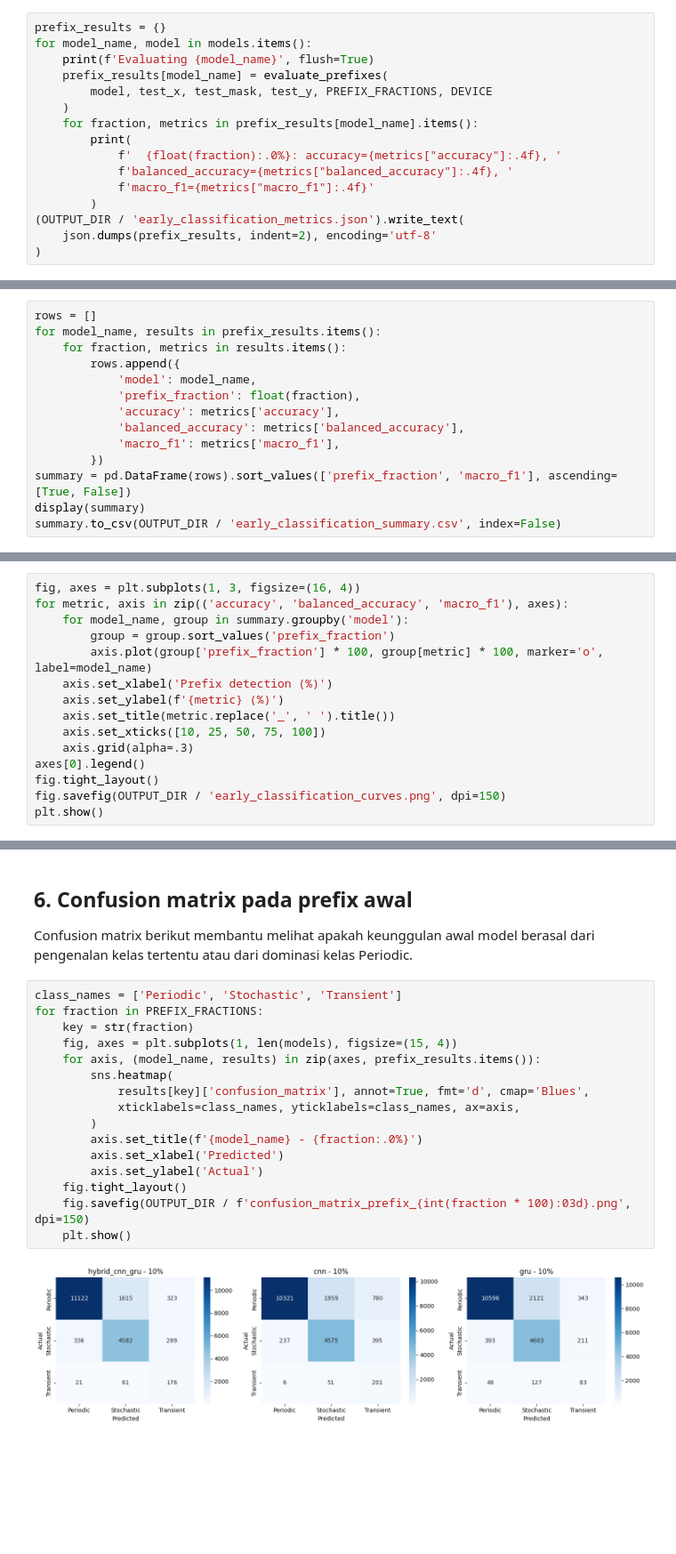
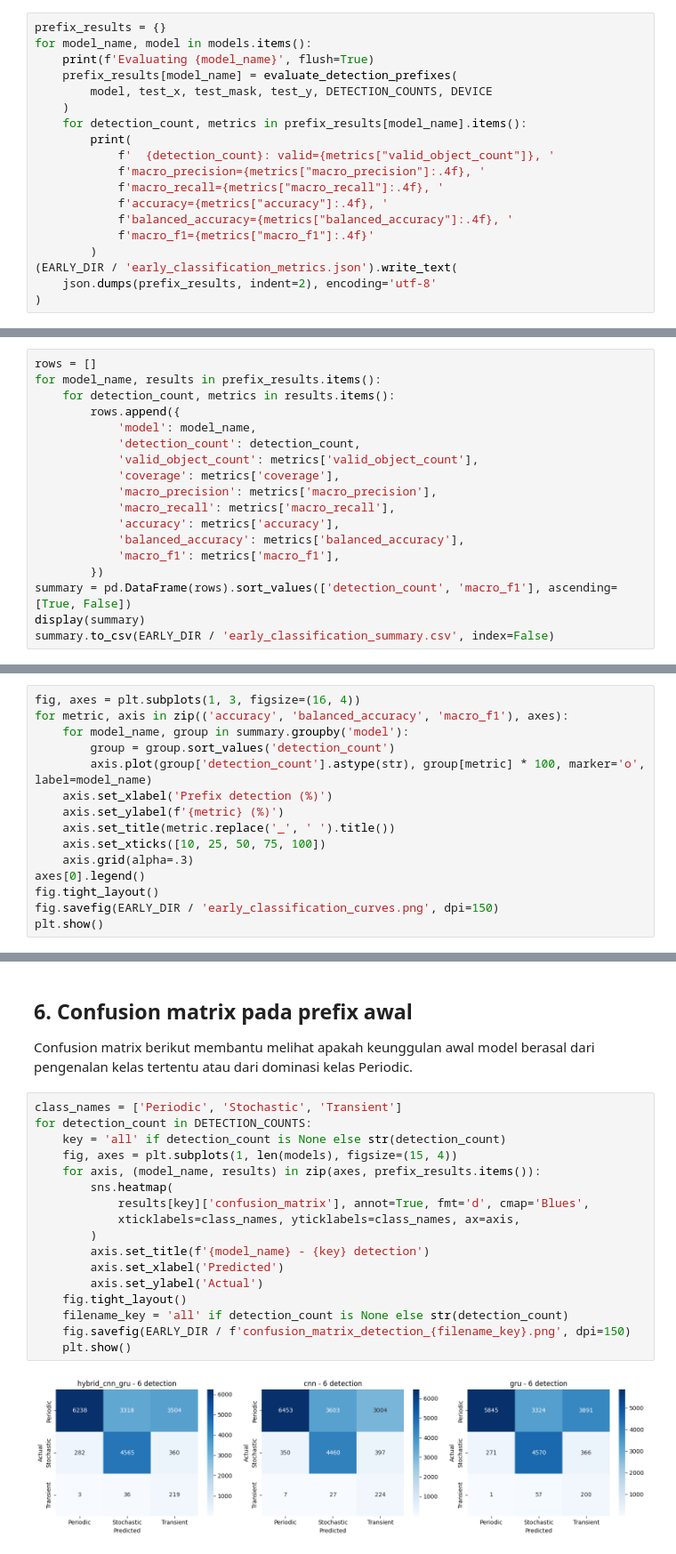
Before and after one commit to indomiekwah/ztf-classifier, a Jupyter notebook: training/notebooks/early_classification_experiment.ipynb, the cells around one changed output, grey strips where cells are left out. Shown at 89% size. Drawn from its saved outputs; the diff is of its cells as text; blank space fills up the shorter version.

```diff
--- a/training/notebooks/early_classification_experiment.ipynb
+++ b/training/notebooks/early_classification_experiment.ipynb
@@ -100,16 +109,19 @@ Untuk setiap OID dan fraction, hanya detection pertama sampai batas prefix yang
 prefix_results = {}
 for model_name, model in models.items():
     print(f'Evaluating {model_name}', flush=True)
-    prefix_results[model_name] = evaluate_prefixes(
-        model, test_x, test_mask, test_y, PREFIX_FRACTIONS, DEVICE
+    prefix_results[model_name] = evaluate_detection_prefixes(
+        model, test_x, test_mask, test_y, DETECTION_COUNTS, DEVICE
     )
-    for fraction, metrics in prefix_results[model_name].items():
+    for detection_count, metrics in prefix_results[model_name].items():
         print(
-            f'  {float(fraction):.0%}: accuracy={metrics["accuracy"]:.4f}, '
+            f'  {detection_count}: valid={metrics["valid_object_count"]}, '
+            f'macro_precision={metrics["macro_precision"]:.4f}, '
+            f'macro_recall={metrics["macro_recall"]:.4f}, '
+            f'accuracy={metrics["accuracy"]:.4f}, '
             f'balanced_accuracy={metrics["balanced_accuracy"]:.4f}, '
             f'macro_f1={metrics["macro_f1"]:.4f}'
         )
-(OUTPUT_DIR / 'early_classification_metrics.json').write_text(
+(EARLY_DIR / 'early_classification_metrics.json').write_text(
     json.dumps(prefix_results, indent=2), encoding='utf-8'
 )
 # %% [output]
@@ -137,15 +148,19 @@ Evaluating gru
 # %%
 rows = []
 for model_name, results in prefix_results.items():
-    for fraction, metrics in results.items():
+    for detection_count, metrics in results.items():
         rows.append({
             'model': model_name,
-            'prefix_fraction': float(fraction),
+            'detection_count': detection_count,
+            'valid_object_count': metrics['valid_object_count'],
+            'coverage': metrics['coverage'],
+            'macro_precision': metrics['macro_precision'],
+            'macro_recall': metrics['macro_recall'],
             'accuracy': metrics['accuracy'],
             'balanced_accuracy': metrics['balanced_accuracy'],
             'macro_f1': metrics['macro_f1'],
         })
-summary = pd.DataFrame(rows).sort_values(['prefix_fraction', 'macro_f1'], ascending=[True, False])
+summary = pd.DataFrame(rows).sort_values(['detection_count', 'macro_f1'], ascending=[True, False])
 display(summary)
-summary.to_csv(OUTPUT_DIR / 'early_classification_summary.csv', index=False)
+summary.to_csv(EARLY_DIR / 'early_classification_summary.csv', index=False)
 # %% [output]
@@ -171,8 +187,8 @@ summary.to_csv(OUTPUT_DIR / 'early_classification_summary.csv', index=False)
 fig, axes = plt.subplots(1, 3, figsize=(16, 4))
 for metric, axis in zip(('accuracy', 'balanced_accuracy', 'macro_f1'), axes):
     for model_name, group in summary.groupby('model'):
-        group = group.sort_values('prefix_fraction')
-        axis.plot(group['prefix_fraction'] * 100, group[metric] * 100, marker='o', label=model_name)
+        group = group.sort_values('detection_count')
+        axis.plot(group['detection_count'].astype(str), group[metric] * 100, marker='o', label=model_name)
     axis.set_xlabel('Prefix detection (%)')
     axis.set_ylabel(f'{metric} (%)')
     axis.set_title(metric.replace('_', ' ').title())
@@ -180,6 +196,6 @@ for metric, axis in zip(('accuracy', 'balanced_accuracy', 'macro_f1'), axes):
     axis.grid(alpha=.3)
 axes[0].legend()
 fig.tight_layout()
-fig.savefig(OUTPUT_DIR / 'early_classification_curves.png', dpi=150)
+fig.savefig(EARLY_DIR / 'early_classification_curves.png', dpi=150)
 plt.show()
 # %% [output]
@@ -190,19 +206,20 @@ plt.show()
 Confusion matrix berikut membantu melihat apakah keunggulan awal model berasal dari pengenalan kelas tertentu atau dari dominasi kelas Periodic.
 # %%
 class_names = ['Periodic', 'Stochastic', 'Transient']
-for fraction in PREFIX_FRACTIONS:
-    key = str(fraction)
+for detection_count in DETECTION_COUNTS:
+    key = 'all' if detection_count is None else str(detection_count)
     fig, axes = plt.subplots(1, len(models), figsize=(15, 4))
     for axis, (model_name, results) in zip(axes, prefix_results.items()):
         sns.heatmap(
             results[key]['confusion_matrix'], annot=True, fmt='d', cmap='Blues',
             xticklabels=class_names, yticklabels=class_names, ax=axis,
         )
-        axis.set_title(f'{model_name} - {fraction:.0%}')
+        axis.set_title(f'{model_name} - {key} detection')
         axis.set_xlabel('Predicted')
         axis.set_ylabel('Actual')
     fig.tight_layout()
-    fig.savefig(OUTPUT_DIR / f'confusion_matrix_prefix_{int(fraction * 100):03d}.png', dpi=150)
+    filename_key = 'all' if detection_count is None else str(detection_count)
+    fig.savefig(EARLY_DIR / f'confusion_matrix_detection_{filename_key}.png', dpi=150)
     plt.show()
 # %% [output]
-[figure, old version]
+[figure, new version]
```
Also changed, not shown: parts of 9 cells of this notebook, 31 other files.
